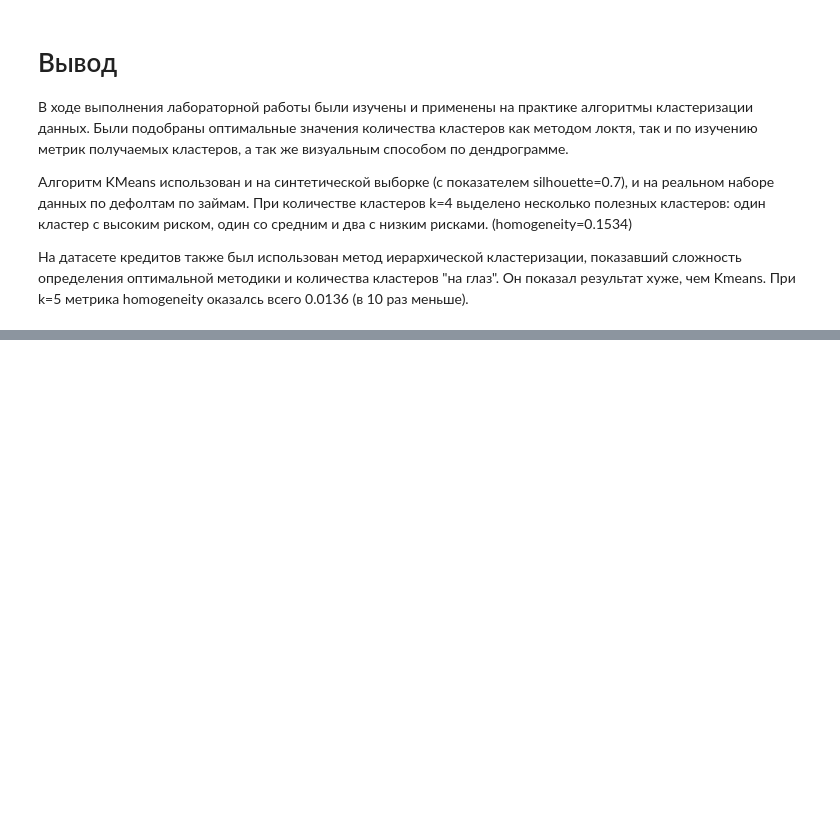
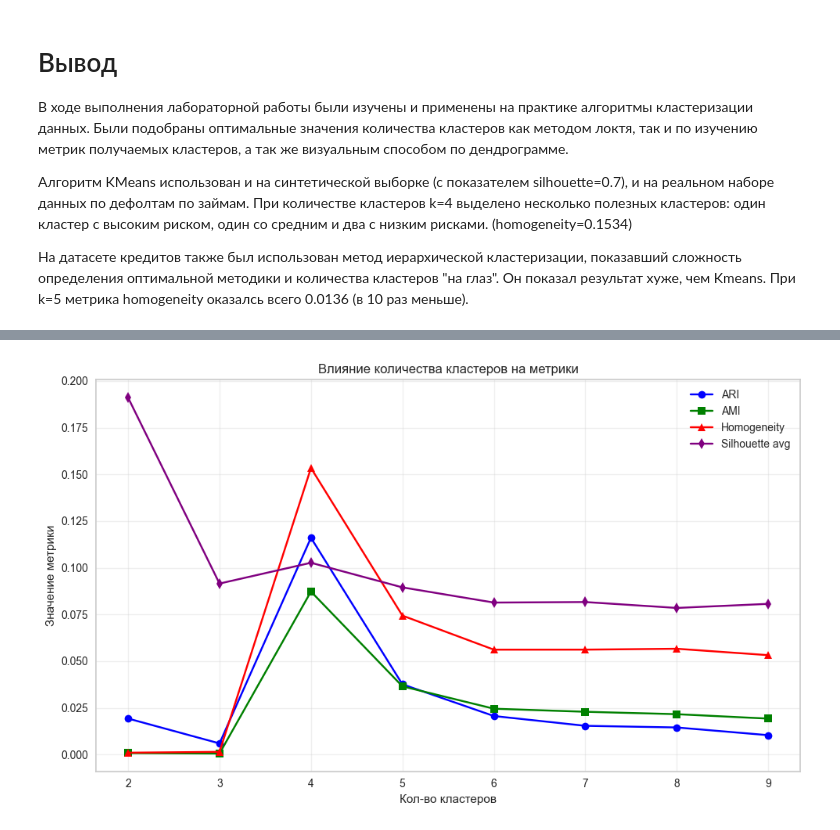
Before and after one commit to thatusualguy/DA-Intro, a Jupyter notebook: lab4/ЛР4_Рыбаков_4.ipynb, the cells around one changed output, grey strips where cells are left out. Cells and saved outputs as stored; diff of their text form; code cells hidden in the pictures; blank space fills up the shorter version.

```diff
--- a/lab4/ЛР4_Рыбаков_4.ipynb
+++ b/lab4/ЛР4_Рыбаков_4.ipynb
@@ -509,0 +571,17 @@ KMeans показывает значительно лучшие результа
+# %%
+res = []
+for n in range(2, 10):
+    k_means = KMeans(n_clusters=n, random_state=5)
+    labels = k_means.fit_predict(X_scaled)
+    centroids = k_means.cluster_centers_
+
+    ari = adjusted_rand_score(y,labels)
+    ami = adjusted_mutual_info_score(y, labels)
+    homogeneity = homogeneity_score(y, labels)
+    # completeness = completeness_score(y, labels)
+    silhouette_avg = silhouette_score(X_scaled, labels)
+    res.append([n, ari, ami, homogeneity, silhouette_avg])
+
+df_metrics = pd.DataFrame(res)
+df_metrics.columns = ['n', 'ari', 'ami', 'homogeneity', 'silhouette_avg']
+df_metrics
@@ -509,0 +598,16 @@ KMeans показывает значительно лучшие результа
+# %%
+plt.figure(figsize=(10, 6))
+plt.plot(df_metrics['n'], df_metrics['ari'], marker='o', label='ARI', color='blue')
+plt.plot(df_metrics['n'], df_metrics['ami'], marker='s', label='AMI', color='green')
+plt.plot(df_metrics['n'], df_metrics['homogeneity'], marker='^', label='Homogeneity', color='red')
+plt.plot(df_metrics['n'], df_metrics['silhouette_avg'], marker='d', label='Silhouette avg', color='purple')
+
+plt.xlabel('Кол-во кластеров')
+plt.ylabel('Значение метрики')
+plt.title('Влияние количества кластеров на метрики')
+plt.legend()
+plt.grid(True, alpha=0.3)
+plt.tight_layout()
+plt.show()
+# %% [output]
+[figure, added]
```
Also changed, not shown: parts of 15 cells of this notebook.
